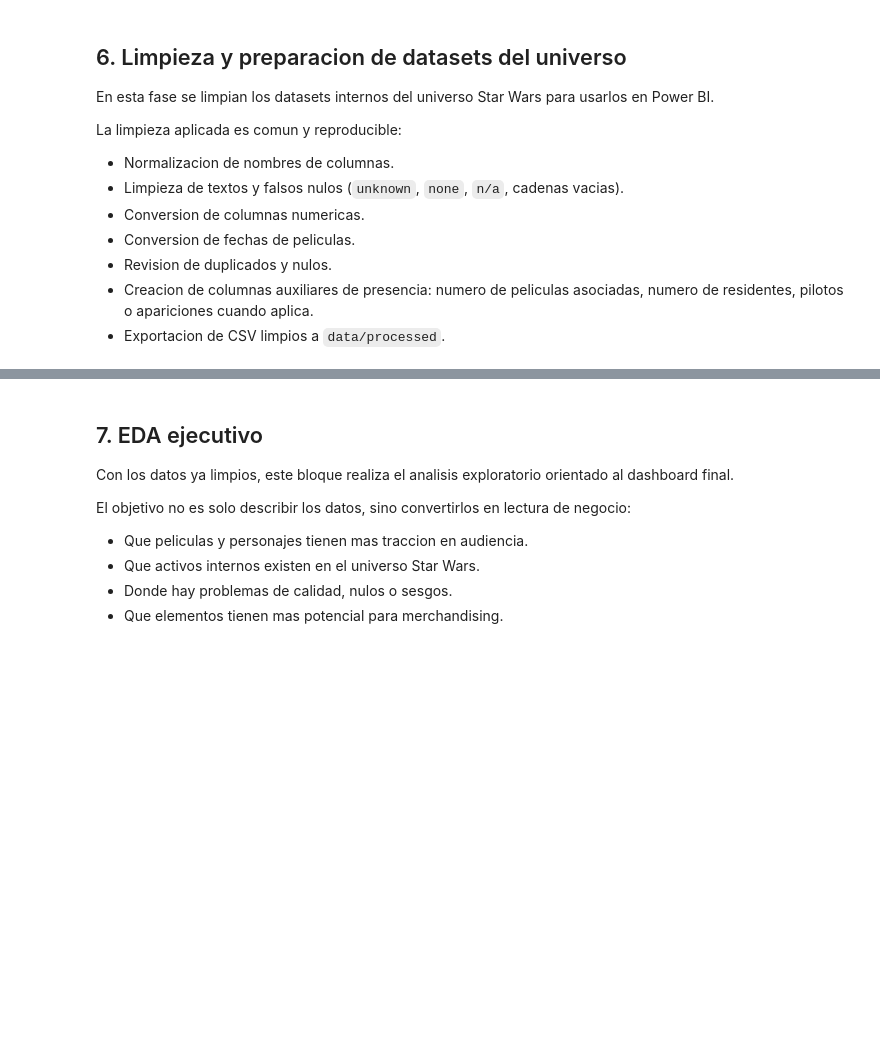
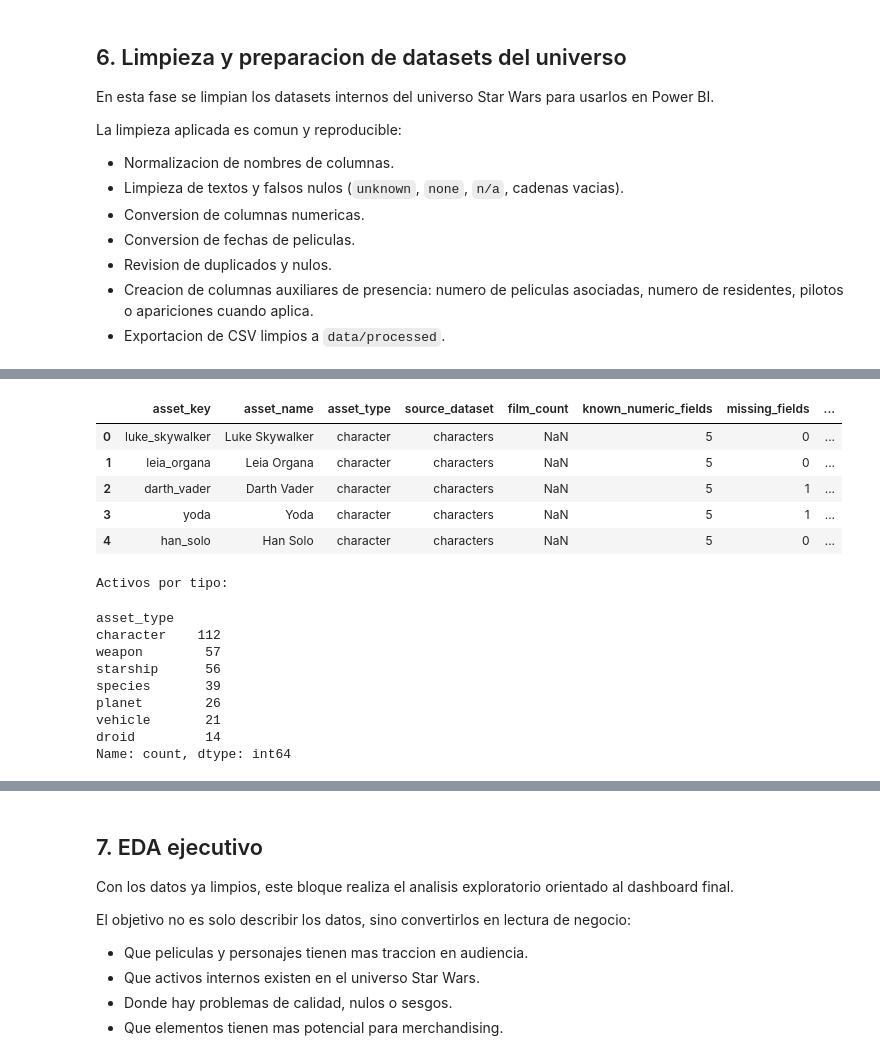
Before and after one commit to elenacarino-max/DashboardStarWars, a Jupyter notebook: notebooks/01_eda_star_wars.ipynb, the cells around one changed output, grey strips where cells are left out. Saved outputs shown, nothing was run; the diff lists cells and outputs as text; code cells hidden in the pictures; blank space fills up the shorter version.

```diff
--- a/notebooks/01_eda_star_wars.ipynb
+++ b/notebooks/01_eda_star_wars.ipynb
@@ -1530,41 +1865,59 @@ for name, report in universe_missing_reports.items():
 # Esta tabla unifica activos de distinto tipo para rankings y KPIs ejecutivos.
 # No sustituye a las tablas detalladas; sirve para comparar presencia general.
 
 asset_tables = []
 
 asset_sources = {
-    "character": (df_characters_clean, "name"),
-    "planet": (df_planets_clean, "name"),
-    "species": (df_species_clean, "name"),
-    "starship": (df_starships_clean, "name"),
-    "vehicle": (df_vehicles_clean, "name"),
-    "weapon": (df_weapons_clean, "name"),
-    "droid": (df_droids_clean, "name"),
+    "character": (df_characters_clean, "name", "character_key"),
+    "planet": (df_planets_clean, "name", "planet_key"),
+    "species": (df_species_clean, "name", "species_key"),
+    "starship": (df_starships_clean, "name", "starship_key"),
+    "vehicle": (df_vehicles_clean, "name", "vehicle_key"),
+    "weapon": (df_weapons_clean, "name", "weapon_key"),
+    "droid": (df_droids_clean, "name", "droid_key"),
 }
 
-for asset_type, (df, name_col) in asset_sources.items():
+for asset_type, (df, name_col, key_col) in asset_sources.items():
     temp = pd.DataFrame({
+        "asset_key": df[key_col] if key_col in df.columns else df[name_col].apply(normalize_text_key),
         "asset_name": df[name_col] if name_col in df.columns else pd.Series([np.nan] * len(df)),
     })
     temp["asset_type"] = asset_type
     temp["source_dataset"] = asset_type + "s"
     temp["film_count"] = df["film_count"] if "film_count" in df.columns else np.nan
     temp["known_numeric_fields"] = df.select_dtypes(include="number").notna().sum(axis=1).values
     temp["missing_fields"] = df.isna().sum(axis=1).values
     temp["total_fields"] = df.shape[1]
     temp["data_completeness_pct"] = ((temp["total_fields"] - temp["missing_fields"]) / temp["total_fields"] * 100).round(2)
     asset_tables.append(temp)
 
 universe_assets = pd.concat(asset_tables, ignore_index=True)
 
 # Indicador simple de presencia interna. Mas adelante se podra combinar con afinidad de audiencia.
 universe_assets["internal_presence_score"] = (
     universe_assets["film_count"].fillna(0) + universe_assets["known_numeric_fields"].fillna(0)
 )
 
 display(universe_assets.head())
 print("Activos por tipo:")
 display(universe_assets["asset_type"].value_counts())
+# %% [output]
+|  | asset_key | asset_name | asset_type | source_dataset | film_count | known_numeric_fields | missing_fields | ... |
+| 0 | luke_skywalker | Luke Skywalker | character | characters | NaN | 5 | 0 | ... |
+| 1 | leia_organa | Leia Organa | character | characters | NaN | 5 | 0 | ... |
+| 2 | darth_vader | Darth Vader | character | characters | NaN | 5 | 1 | ... |
+| 3 | yoda | Yoda | character | characters | NaN | 5 | 1 | ... |
+| 4 | han_solo | Han Solo | character | characters | NaN | 5 | 0 | ... |
+Activos por tipo:
+asset_type
+character    112
+weapon        57
+starship      56
+species       39
+planet        26
+vehicle       21
+droid         14
+Name: count, dtype: int64
 # %%
 # EXPORTACION DE DATASETS DEL UNIVERSO LIMPIOS
 
```
Also changed, not shown: parts of 29 cells of this notebook, 43 other files.
